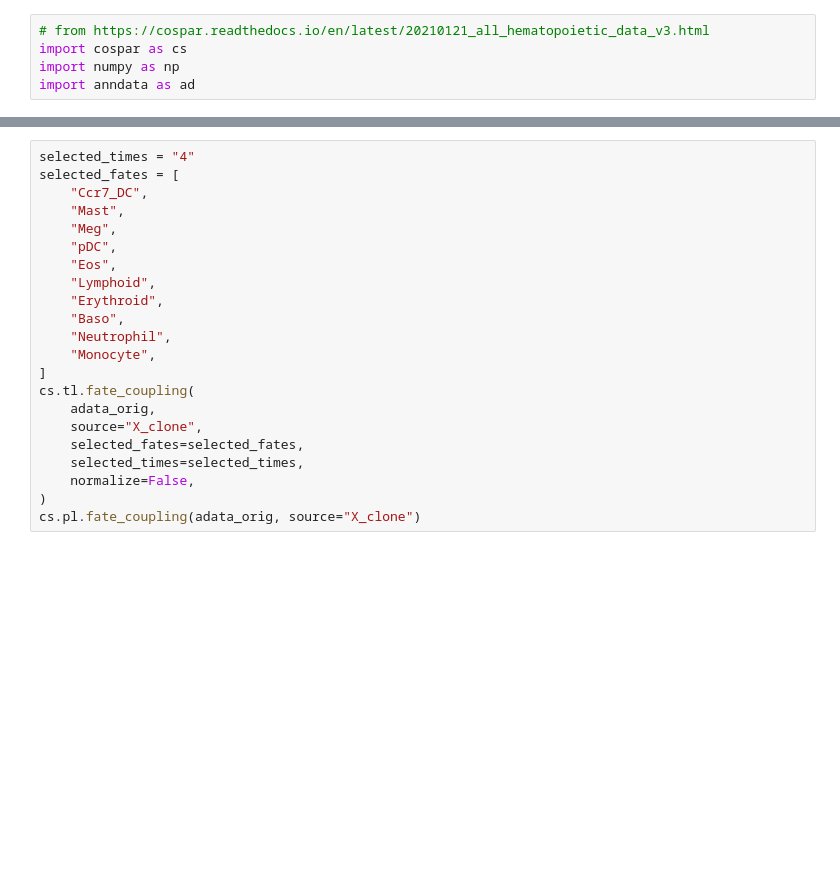
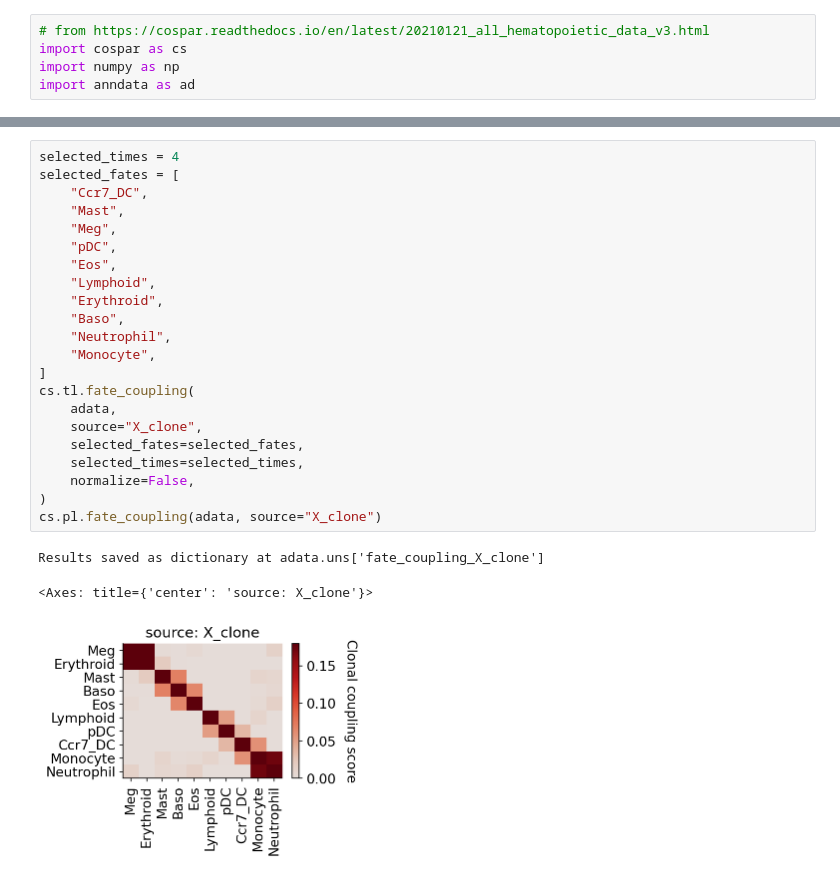
Before and after one commit to SZ-yang/SCSeq_LineageBarcoding, a Jupyter notebook: kevin/Writeup4_cospar/Writeup4_cospar-larry_experiment.ipynb, the cells around one changed output, grey strips where cells are left out. Drawn from its saved outputs; the diff is of its cells as text; blank space fills up the shorter version.

```diff
--- a/kevin/Writeup4_cospar/Writeup4_cospar-larry_experiment.ipynb
+++ b/kevin/Writeup4_cospar/Writeup4_cospar-larry_experiment.ipynb
@@ -31,22 +46,26 @@ cs.pl.clones_on_manifold(
 # %%
-selected_times = "4"
+selected_times = 4
 selected_fates = [
     "Ccr7_DC",
     "Mast",
     "Meg",
     "pDC",
     "Eos",
     "Lymphoid",
     "Erythroid",
     "Baso",
     "Neutrophil",
     "Monocyte",
 ]
 cs.tl.fate_coupling(
-    adata_orig,
+    adata,
     source="X_clone",
     selected_fates=selected_fates,
     selected_times=selected_times,
     normalize=False,
 )
-cs.pl.fate_coupling(adata_orig, source="X_clone")
+cs.pl.fate_coupling(adata, source="X_clone")
+# %% [output]
+Results saved as dictionary at adata.uns['fate_coupling_X_clone']
+<Axes: title={'center': 'source: X_clone'}>
+[figure, added]
```
Also changed, not shown: parts of 8 cells of this notebook, 4 other files.
